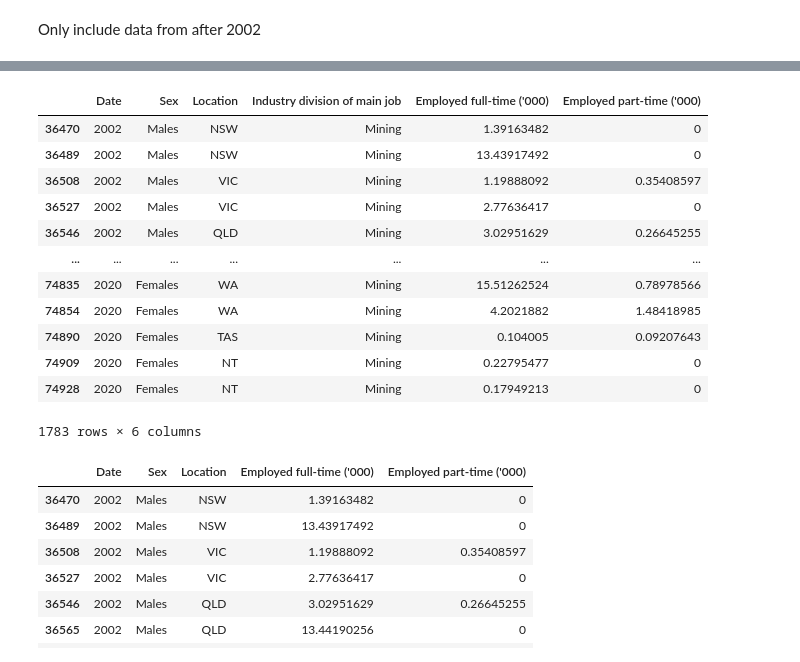
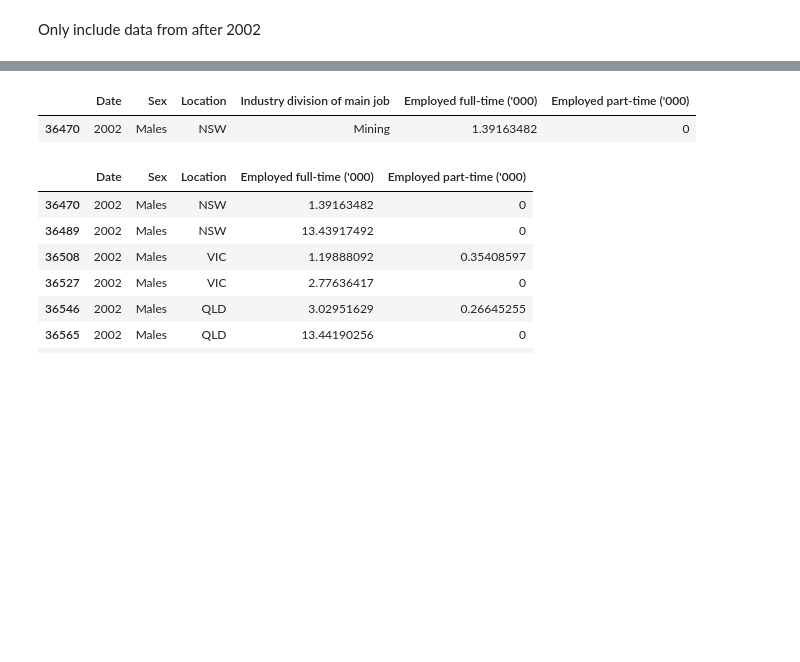
Before and after one commit to natalieddavies/FinalProject, a Jupyter notebook: part1_cleaning.ipynb, the cells around one changed output, grey strips where cells are left out. Cells and saved outputs as stored; diff of their text form; code cells hidden in the pictures; blank space fills up the shorter version.

```diff
--- a/part1_cleaning.ipynb
+++ b/part1_cleaning.ipynb
@@ -585,19 +579,8 @@ See the caveats in the documentation: https://pandas.pydata.org/pandas-docs/stab
 # %%
-mining
+mining.head(1)
 # %% [output]
 |  | Date | Sex | Location | Industry division of main job | Employed full-time ('000) | Employed part-time ('000) |
 | 36470 | 2002 | Males | NSW | Mining | 1.39163482 | 0 |
-| 36489 | 2002 | Males | NSW | Mining | 13.43917492 | 0 |
-| 36508 | 2002 | Males | VIC | Mining | 1.19888092 | 0.35408597 |
-| 36527 | 2002 | Males | VIC | Mining | 2.77636417 | 0 |
-| 36546 | 2002 | Males | QLD | Mining | 3.02951629 | 0.26645255 |
-| ... | ... | ... | ... | ... | ... | ... |
-| 74835 | 2020 | Females | WA | Mining | 15.51262524 | 0.78978566 |
-| 74854 | 2020 | Females | WA | Mining | 4.2021882 | 1.48418985 |
-| 74890 | 2020 | Females | TAS | Mining | 0.104005 | 0.09207643 |
-| 74909 | 2020 | Females | NT | Mining | 0.22795477 | 0 |
-| 74928 | 2020 | Females | NT | Mining | 0.17949213 | 0 |
-1783 rows × 6 columns
 # %%
 mining = mining.drop(columns=['Industry division of main job'])
 # %%
```
Also changed, not shown: parts of 3 cells of this notebook, 1 other file.
